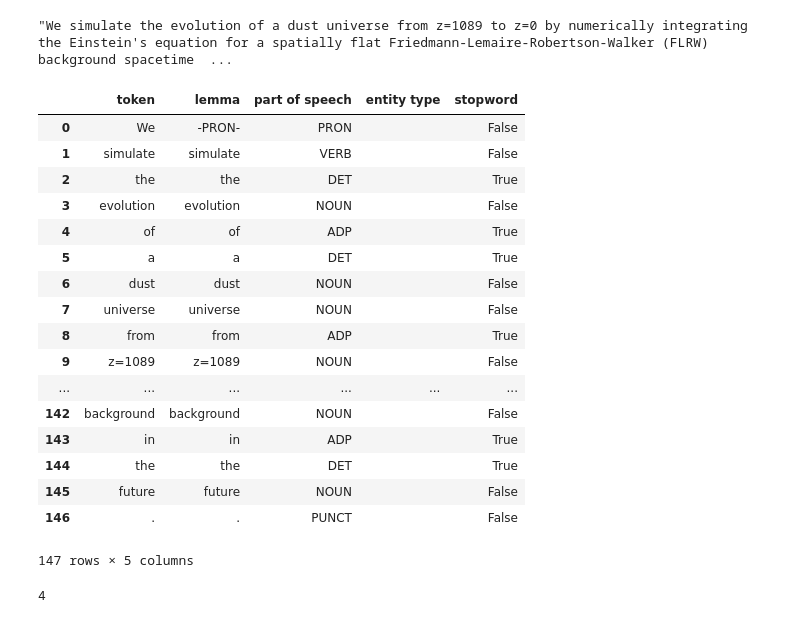
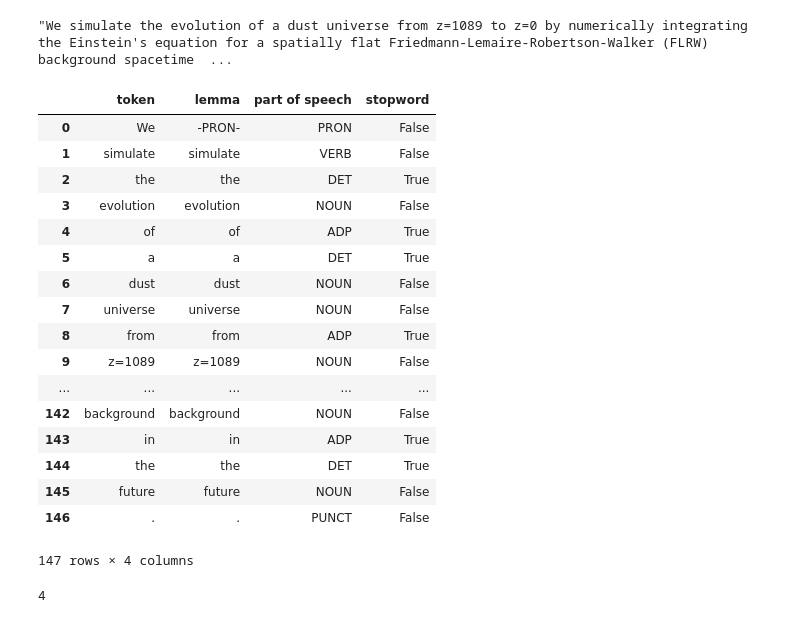
Before and after one commit to OhThatMisty/astro_categories, a Jupyter notebook: notebooks/ArXiv_cleaning.ipynb, the cells around one changed output. Drawn from its saved outputs; the diff is of its cells as text; code cells hidden in the pictures.

```diff
--- a/notebooks/ArXiv_cleaning.ipynb
+++ b/notebooks/ArXiv_cleaning.ipynb
@@ -31,6 +44,6 @@ def remove(token):
 # %%
-# Set up spaCy's English abilities
-nlp = spacy.load('en')
+# Set up spaCy's English abilities (no ner for speed)
+nlp = spacy.load('en', disable=['ner'])
 # %%
 file = os.path.join('..', 'data', 'astro_raw_137k')
 
@@ -167,30 +180,30 @@ parsed_abs = nlp(sample_abs)
 # %%
 token_text = [token.text for token in parsed_abs]
 token_lem = [token.lemma_ for token in parsed_abs]
 token_speech = [token.pos_ for token in parsed_abs]
 token_ent = [token.ent_type_ for token in parsed_abs]
 token_stop = [token.is_stop for token in parsed_abs]
-pd.DataFrame(list(zip(token_text, token_lem, token_speech, token_ent, token_stop)),
-             columns=['token','lemma','part of speech','entity type','stopword'])
+pd.DataFrame(list(zip(token_text, token_lem, token_speech, token_stop)),
+             columns=['token','lemma','part of speech','stopword'])
 # %% [output]
-|  | token | lemma | part of speech | entity type | stopword |
-| 0 | We | -PRON- | PRON |  | False |
-| 1 | simulate | simulate | VERB |  | False |
-| 2 | the | the | DET |  | True |
-| 3 | evolution | evolution | NOUN |  | False |
-| 4 | of | of | ADP |  | True |
-| 5 | a | a | DET |  | True |
-| 6 | dust | dust | NOUN |  | False |
-| 7 | universe | universe | NOUN |  | False |
-| 8 | from | from | ADP |  | True |
-| 9 | z=1089 | z=1089 | NOUN |  | False |
-| ... | ... | ... | ... | ... | ... |
-| 142 | background | background | NOUN |  | False |
-| 143 | in | in | ADP |  | True |
-| 144 | the | the | DET |  | True |
-| 145 | future | future | NOUN |  | False |
-| 146 | . | . | PUNCT |  | False |
+|  | token | lemma | part of speech | stopword |
+| 0 | We | -PRON- | PRON | False |
+| 1 | simulate | simulate | VERB | False |
+| 2 | the | the | DET | True |
+| 3 | evolution | evolution | NOUN | False |
+| 4 | of | of | ADP | True |
+| 5 | a | a | DET | True |
+| 6 | dust | dust | NOUN | False |
+| 7 | universe | universe | NOUN | False |
+| 8 | from | from | ADP | True |
+| 9 | z=1089 | z=1089 | NOUN | False |
+| ... | ... | ... | ... | ... |
+| 142 | background | background | NOUN | False |
+| 143 | in | in | ADP | True |
+| 144 | the | the | DET | True |
+| 145 | future | future | NOUN | False |
+| 146 | . | . | PUNCT | False |
-147 rows × 5 columns
+147 rows × 4 columns
 # %%
 len(list(parsed_abs.sents))
 # %% [output]
```
Also changed, not shown: parts of 14 cells of this notebook.
